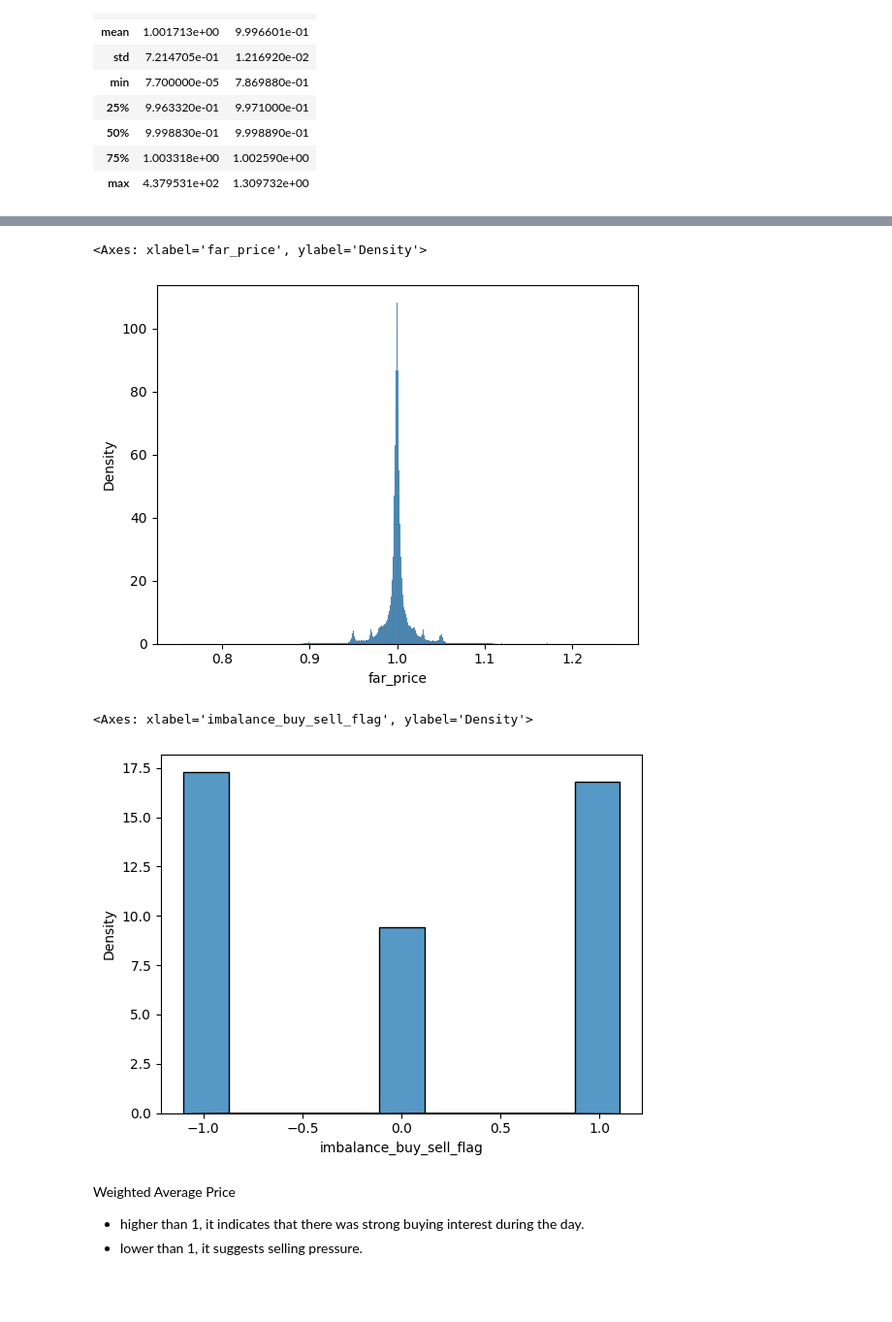
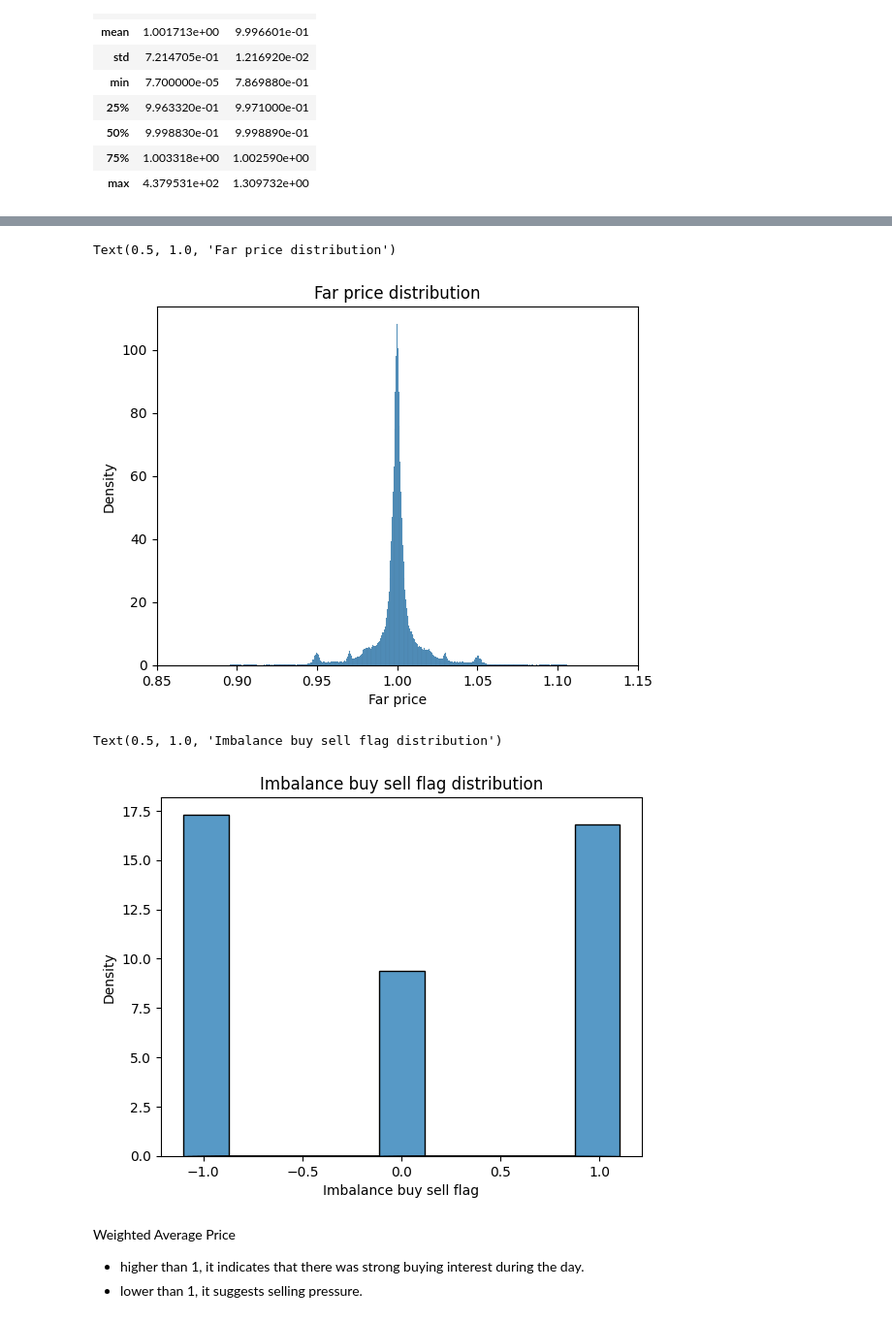
Before and after one commit to hajni77/Trading_at_the_close, a Jupyter notebook: trading_at_the_close_visualisation_1.ipynb, the cells around one changed output, grey strips where cells are left out. Shown at 97% size. Cells and saved outputs as stored; diff of their text form; code cells hidden in the pictures; blank space fills up the shorter version.

```diff
--- a/trading_at_the_close_visualisation_1.ipynb
+++ b/trading_at_the_close_visualisation_1.ipynb
@@ -289,13 +295,20 @@ sns.histplot(x=train_dataset.near_price, stat='density', bins=1000)
 # %%
 sns.histplot(x=train_dataset[(train_dataset.far_price > 0.75) & (train_dataset.far_price < 1.25)].far_price, stat='density', bins=1000)
+plt.xlabel('Far price')
+plt.ylabel('Density')
+# set the min and max values of the x-axis
+plt.xlim(0.85, 1.15)
+plt.title('Far price distribution')
 # %% [output]
-<Axes: xlabel='far_price', ylabel='Density'>
+Text(0.5, 1.0, 'Far price distribution')
-[figure, old version]
+[figure, new version]
 # %%
 sns.histplot(x=train_dataset.imbalance_buy_sell_flag, shrink=10, stat='density')
+plt.xlabel('Imbalance buy sell flag')
+plt.title('Imbalance buy sell flag distribution')
 # %% [output]
-<Axes: xlabel='imbalance_buy_sell_flag', ylabel='Density'>
+Text(0.5, 1.0, 'Imbalance buy sell flag distribution')
-[figure, old version]
+[figure, new version]
 # %% [markdown]
 Weighted Average Price
 - higher than 1, it indicates that there was strong buying interest during the day.
```
Also changed, not shown: parts of 9 cells of this notebook.
